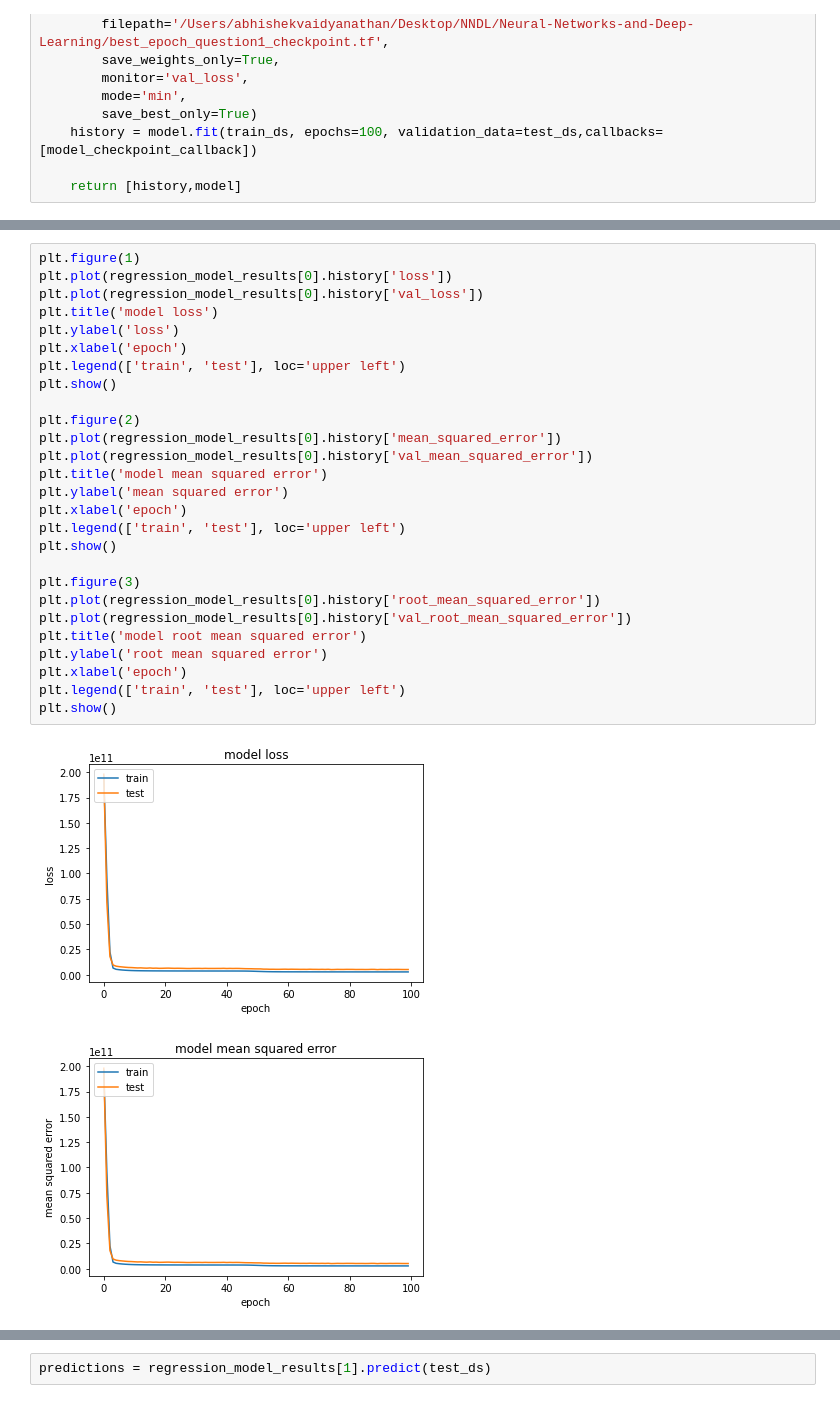
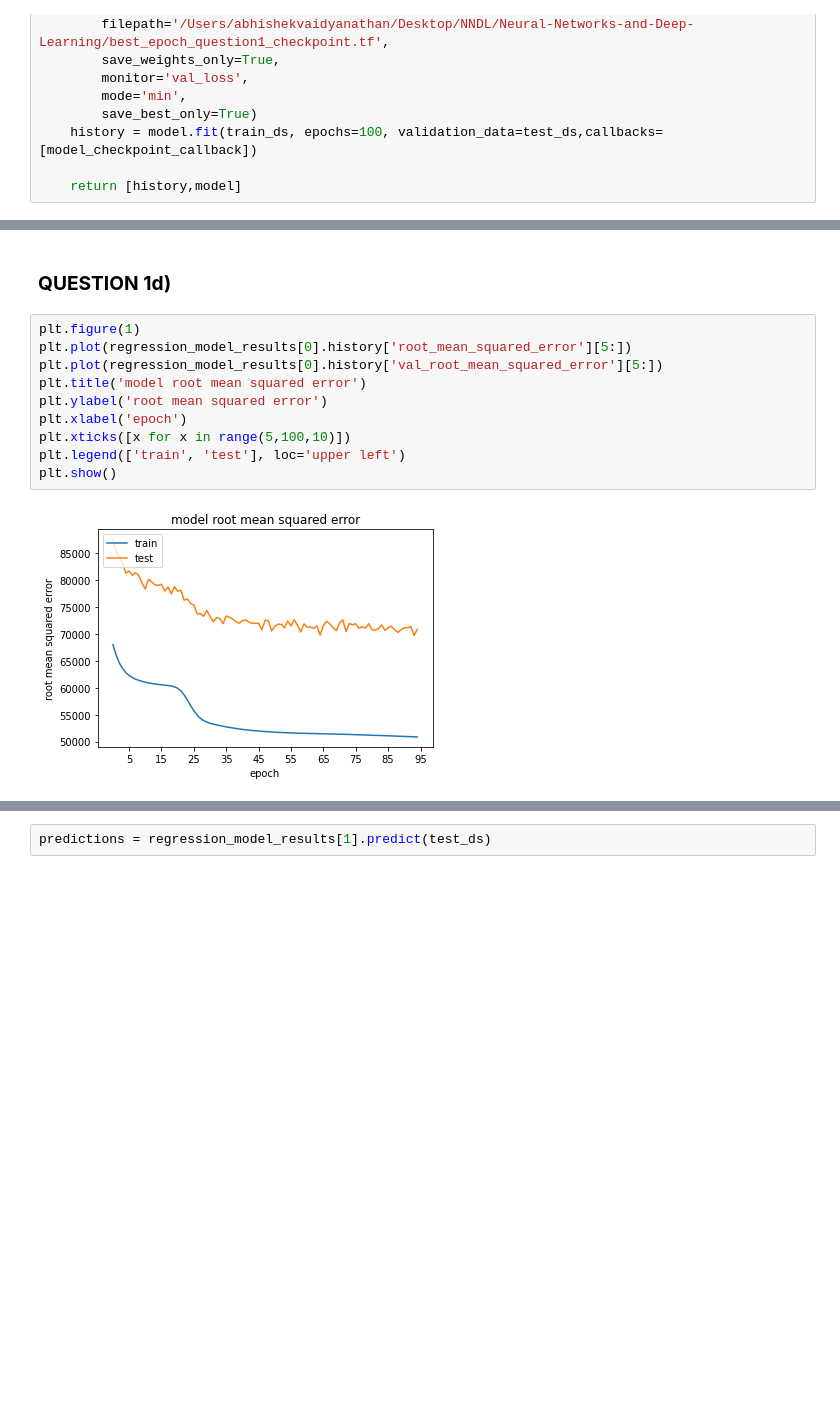
Before and after one commit to ABHISHEK03312/Neural-Networks-and-Deep-Learning, a Jupyter notebook: NNDL_Assignment1.ipynb, the cells around one changed output, grey strips where cells are left out. Saved outputs shown, nothing was run; the diff lists cells and outputs as text; blank space fills up the shorter version.

```diff
--- a/NNDL_Assignment1.ipynb
+++ b/NNDL_Assignment1.ipynb
@@ -1016,30 +988,14 @@ Epoch 100/100
+# %% [markdown]
+### **QUESTION 1d)**
 # %%
 plt.figure(1)
-plt.plot(regression_model_results[0].history['loss'])
-plt.plot(regression_model_results[0].history['val_loss'])
-plt.title('model loss')
-plt.ylabel('loss')
-plt.xlabel('epoch')
-plt.legend(['train', 'test'], loc='upper left')
-plt.show()
-
-plt.figure(2)
-plt.plot(regression_model_results[0].history['mean_squared_error'])
-plt.plot(regression_model_results[0].history['val_mean_squared_error'])
-plt.title('model mean squared error')
-plt.ylabel('mean squared error')
-plt.xlabel('epoch')
-plt.legend(['train', 'test'], loc='upper left')
-plt.show()
-
-plt.figure(3)
-plt.plot(regression_model_results[0].history['root_mean_squared_error'])
-plt.plot(regression_model_results[0].history['val_root_mean_squared_error'])
+plt.plot(regression_model_results[0].history['root_mean_squared_error'][5:])
+plt.plot(regression_model_results[0].history['val_root_mean_squared_error'][5:])
 plt.title('model root mean squared error')
 plt.ylabel('root mean squared error')
 plt.xlabel('epoch')
+plt.xticks([x for x in range(5,100,10)])
 plt.legend(['train', 'test'], loc='upper left')
 plt.show()
 # %% [output]
-[figure, old version]
+[figure, new version]
-[figure, removed]
```
Also changed, not shown: parts of 97 cells of this notebook, 2 other files.
